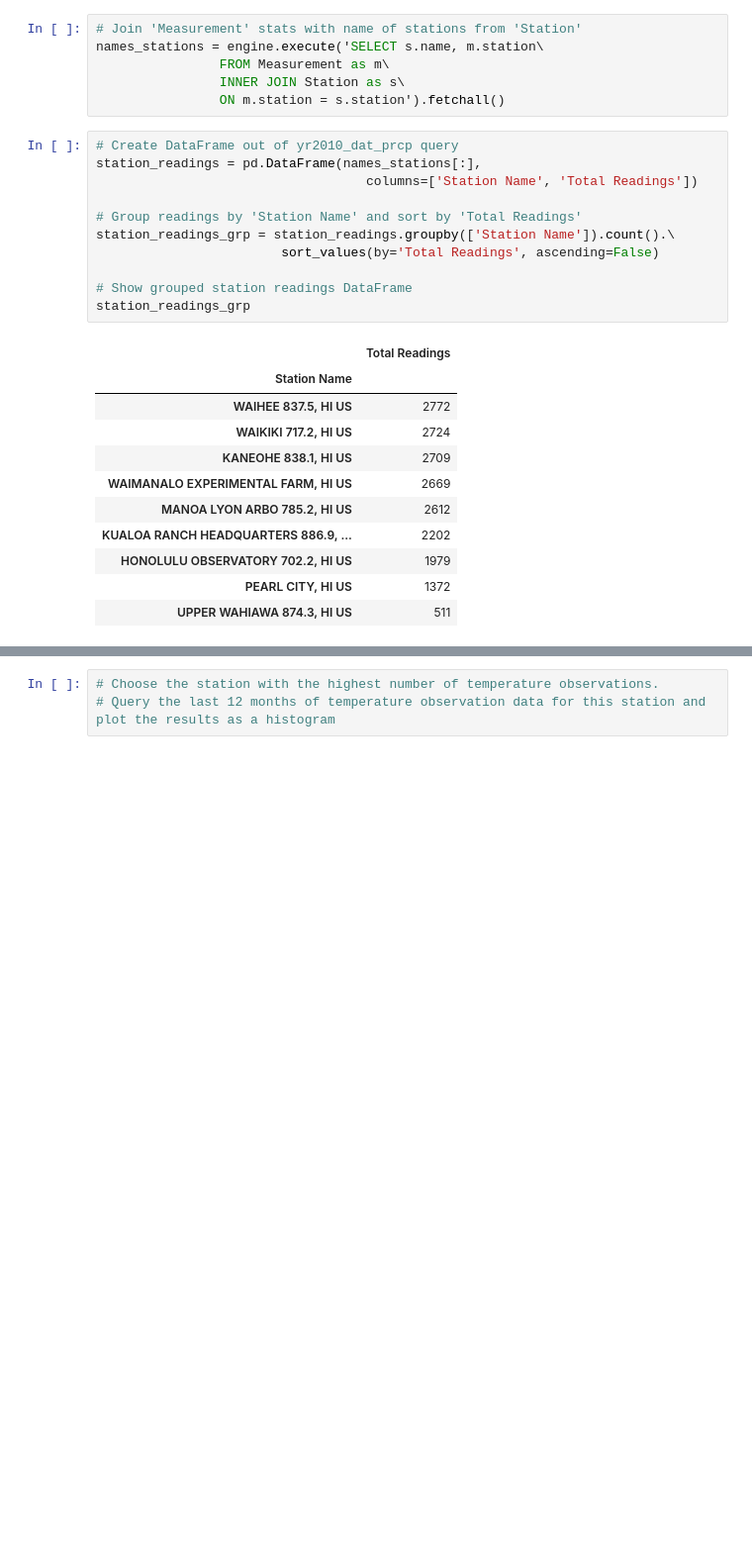
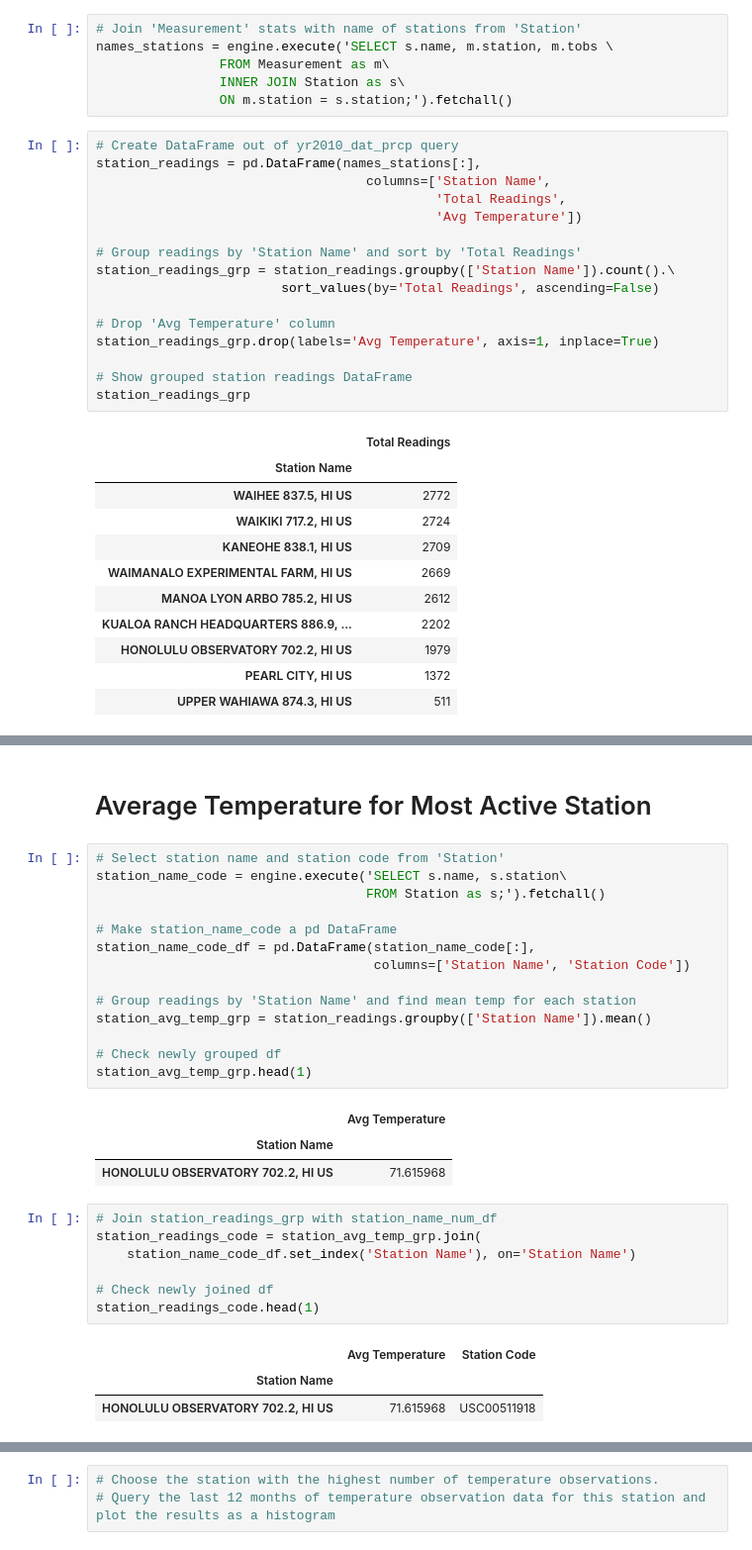
Before and after one commit to oimartin/HW_NU_DataScience_Bootcamp, a Jupyter notebook: 10_Adv_Data_Storage_and_Retrieval_HW/climate_starter.ipynb, the cells around one changed output, grey strips where cells are left out. Shown: that part at 99% size. Cells and saved outputs as stored; diff of their text form; blank space fills up the shorter version.

Commit message:
Completed the lowest and highest temperature recordings per station, and avg temp of most active station

```diff
--- a/10_Adv_Data_Storage_and_Retrieval_HW/climate_starter.ipynb
+++ b/10_Adv_Data_Storage_and_Retrieval_HW/climate_starter.ipynb
@@ -162,19 +162,24 @@ Total entries in table is [(9,)]
 # What are the most active stations?
 # %%
 # Join 'Measurement' stats with name of stations from 'Station'
-names_stations = engine.execute('SELECT s.name, m.station\
+names_stations = engine.execute('SELECT s.name, m.station, m.tobs \
                 FROM Measurement as m\
                 INNER JOIN Station as s\
-                ON m.station = s.station').fetchall()
+                ON m.station = s.station;').fetchall()
 # %%
 # Create DataFrame out of yr2010_dat_prcp query
 station_readings = pd.DataFrame(names_stations[:],
-                                   columns=['Station Name', 'Total Readings'])
+                                   columns=['Station Name',
+                                            'Total Readings',
+                                            'Avg Temperature'])
 
 # Group readings by 'Station Name' and sort by 'Total Readings'
 station_readings_grp = station_readings.groupby(['Station Name']).count().\
                         sort_values(by='Total Readings', ascending=False)
 
+# Drop 'Avg Temperature' column
+station_readings_grp.drop(labels='Avg Temperature', axis=1, inplace=True)
+
 # Show grouped station readings DataFrame
 station_readings_grp
 # %% [output]
@@ -194,0 +248,31 @@ station_readings_grp
+# %% [markdown]
+# Average Temperature for Most Active Station
+# %%
+# Select station name and station code from 'Station'
+station_name_code = engine.execute('SELECT s.name, s.station\
+                                   FROM Station as s;').fetchall()
+
+# Make station_name_code a pd DataFrame
+station_name_code_df = pd.DataFrame(station_name_code[:],
+                                    columns=['Station Name', 'Station Code'])
+
+# Group readings by 'Station Name' and find mean temp for each station
+station_avg_temp_grp = station_readings.groupby(['Station Name']).mean()
+
+# Check newly grouped df
+station_avg_temp_grp.head(1)
+# %% [output]
+|  | Avg Temperature |
+| Station Name |  |
+| HONOLULU OBSERVATORY 702.2, HI US | 71.615968 |
+# %%
+# Join station_readings_grp with station_name_num_df
+station_readings_code = station_avg_temp_grp.join(
+    station_name_code_df.set_index('Station Name'), on='Station Name')
+
+# Check newly joined df
+station_readings_code.head(1)
+# %% [output]
+|  | Avg Temperature | Station Code |
+| Station Name |  |  |
+| HONOLULU OBSERVATORY 702.2, HI US | 71.615968 | USC00511918 |
```
Also changed, not shown: parts of 6 cells of this notebook.
